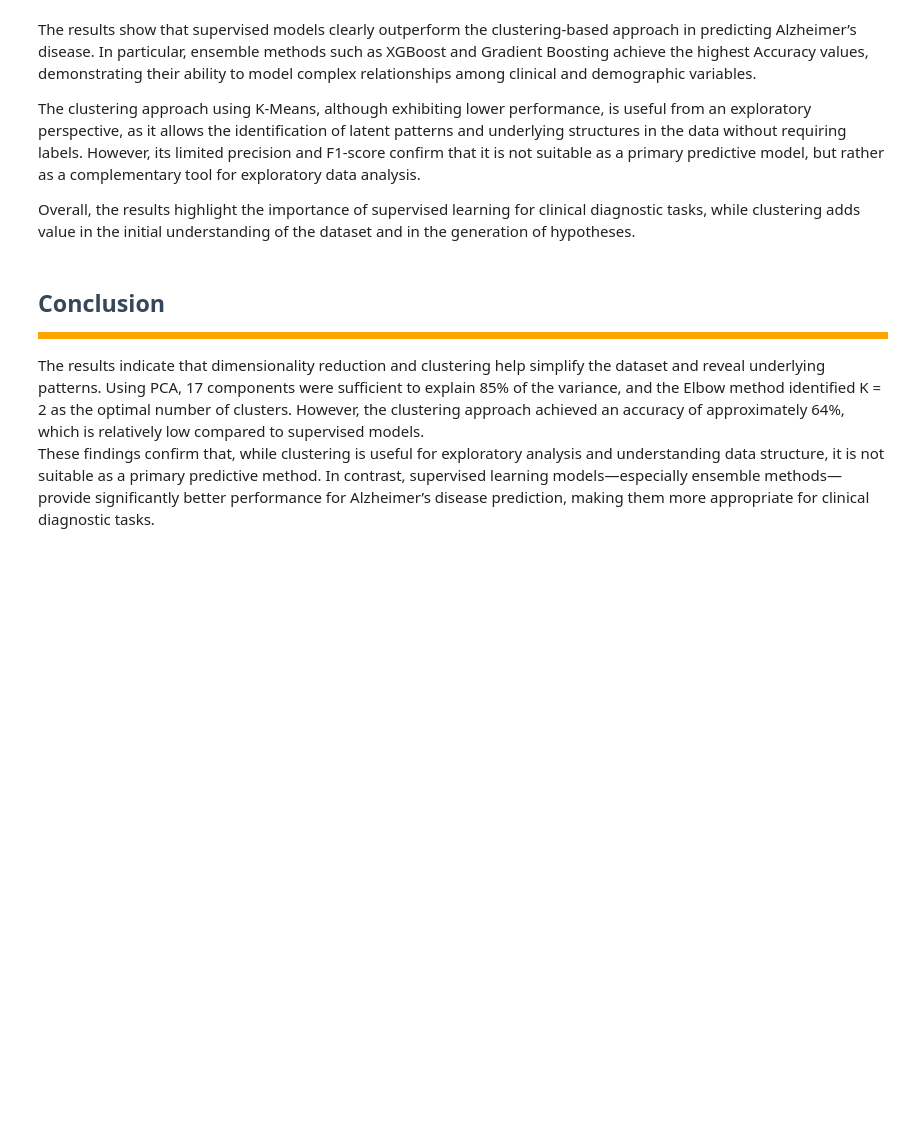
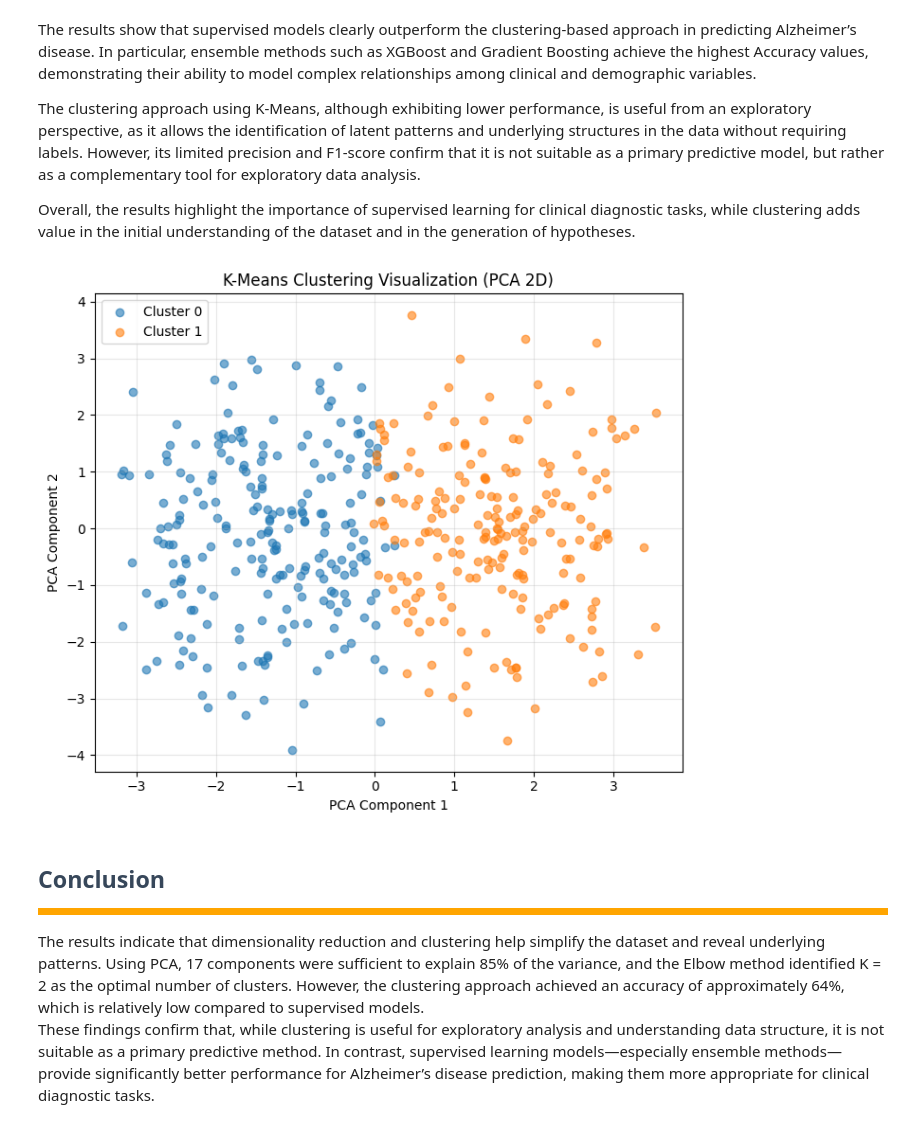
Before and after one commit to diegobravo10/alzheimers-disease-prediction-ml, a Jupyter notebook: Kmeans/alzheimer_kameans.ipynb, the cells around one changed output. Saved outputs shown, nothing was run; the diff lists cells and outputs as text; code cells hidden in the pictures; blank space fills up the shorter version.

```diff
--- a/Kmeans/alzheimer_kameans.ipynb
+++ b/Kmeans/alzheimer_kameans.ipynb
@@ -607,6 +607,33 @@ The results show that supervised models clearly outperform the clustering-based
 The clustering approach using K-Means, although exhibiting lower performance, is useful from an exploratory perspective, as it allows the identification of latent patterns and underlying structures in the data without requiring labels. However, its limited precision and F1-score confirm that it is not suitable as a primary predictive model, but rather as a complementary tool for exploratory data analysis.
 
 Overall, the results highlight the importance of supervised learning for clinical diagnostic tasks, while clustering adds value in the initial understanding of the dataset and in the generation of hypotheses.
+# %%
+import matplotlib.pyplot as plt
+import numpy as np
+
+# Si ya tienes PCA con 2 componentes
+X_2d = X_test_pca[:, :2]   # usar solo 2 dimensiones
+
+plt.figure(figsize=(7, 6))
+
+for cluster in range(K):
+    points = X_2d[test_clusters_manual == cluster]
+    plt.scatter(
+        points[:, 0],
+        points[:, 1],
+        label=f"Cluster {cluster}",
+        alpha=0.6
+    )
+
+plt.xlabel("PCA Component 1")
+plt.ylabel("PCA Component 2")
+plt.title("K-Means Clustering Visualization (PCA 2D)")
+plt.legend()
+plt.grid(alpha=0.3)
+plt.tight_layout()
+plt.show()
+# %% [output]
+[figure, added]
 # %% [markdown]
 <div id="conclusion" style="color:#37475a; border-bottom: 7px solid orange; width: 100%; margin-bottom: 15px; padding-bottom: 2px"><h2>Conclusion</h2> </div>
 The results indicate that dimensionality reduction and clustering help simplify the dataset and reveal underlying patterns. Using PCA, 17 components were sufficient to explain 85% of the variance, and the Elbow method identified K = 2 as the optimal number of clusters. However, the clustering approach achieved an accuracy of approximately 64%, which is relatively low compared to supervised models.
```
